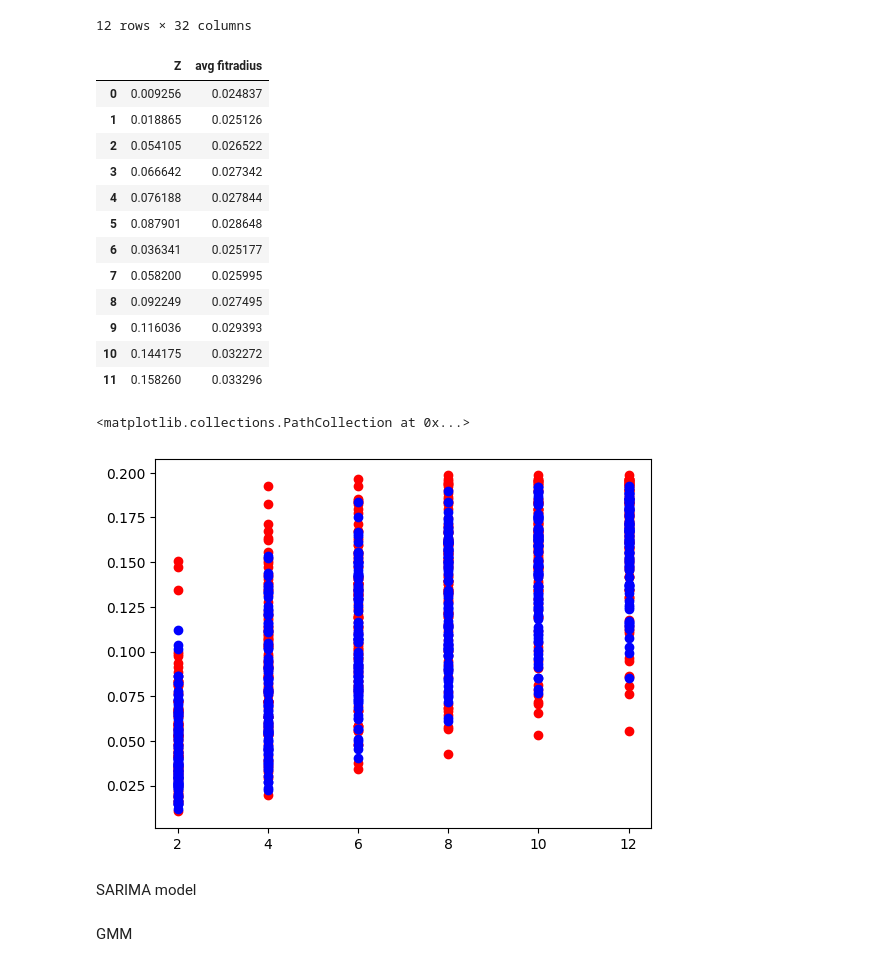
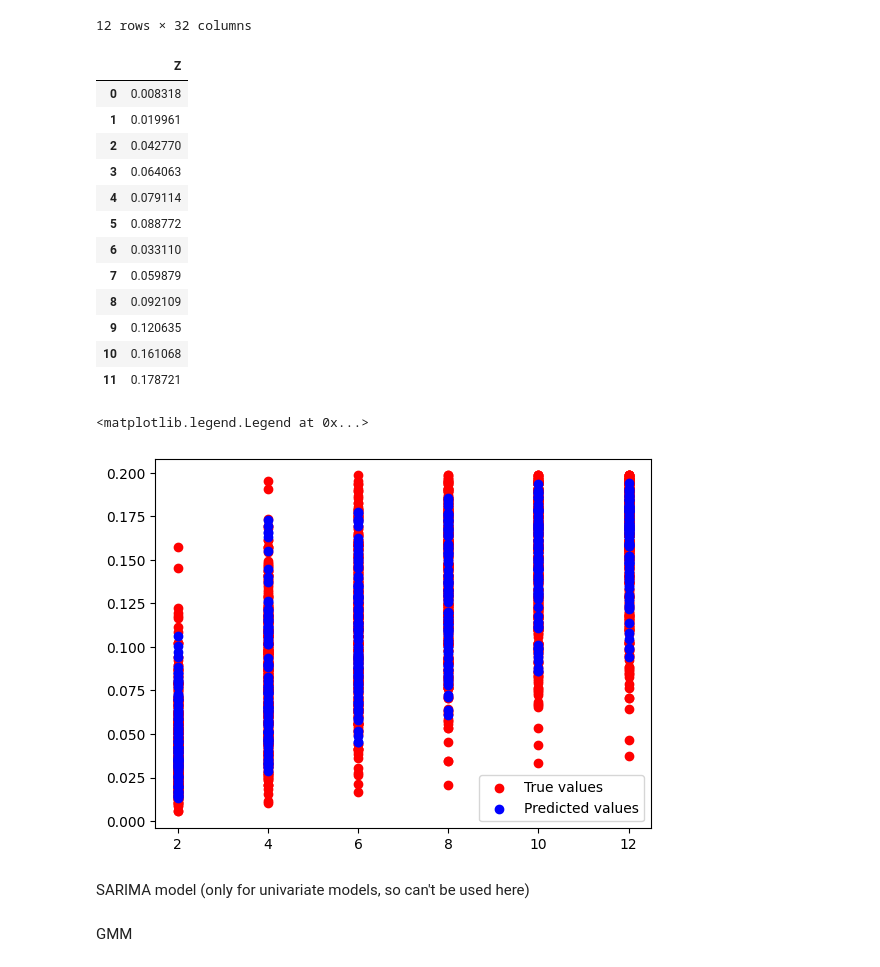
Before and after one commit to 21cs053jay/IITGN, a Jupyter notebook: Sentaurus/Data/data.ipynb, the cells around one changed output. Drawn from its saved outputs; the diff is of its cells as text; code cells hidden in the pictures.

Commit message:
with validation

```diff
--- a/Sentaurus/Data/data.ipynb
+++ b/Sentaurus/Data/data.ipynb
@@ -97,7 +112,9 @@ heatmap_corr = sns.heatmap(corr)
 # %%
 x_train = df_final.loc[:, ~df_final.columns.isin(['Z','avg fitradius'])]
-y_train = df_final[['Z', 'avg fitradius']]
-y_test = test_df_final[['Z', 'avg fitradius']]
+y_train = df_final[['Z']]
+x_valid = valid_df_final.loc[:, ~valid_df_final.columns.isin(['Z','avg fitradius'])]
+y_valid = valid_df_final[['Z']]
+y_test = test_df_final[['Z']]
 x_test = test_df_final.drop(['Z','avg fitradius'], axis=1)
 # %%
 # from sklearn import preprocessing
@@ -110,6 +127,14 @@ df_scaledX = pd.DataFrame(X_scale_arr, columns=x_train.columns)
 scaler_y_train = StandardScaler()
 y_scale_arr = scaler_y_train.fit_transform(y_train)
 df_scaledy = pd.DataFrame(y_scale_arr, columns=y_train.columns)
+
+scaler_x_valid = StandardScaler()
+X_scale_v_arr = scaler_x_valid.fit_transform(x_valid)
+df_scaledX_v = pd.DataFrame(X_scale_v_arr, columns=x_test.columns)
+
+scaler_y_valid = StandardScaler()
+y_scale_v_arr = scaler_y_valid.fit_transform(y_valid)
+df_scaledy_v = pd.DataFrame(y_scale_v_arr, columns=y_test.columns)
 
 scaler_x_test = StandardScaler()
 X_scale_t_arr = scaler_x_test.fit_transform(x_test)
@@ -125,4 +150,7 @@ X_train_scaled_reshaped.shape
 
 X_test_scaled_reshaped = X_scale_t_arr.reshape(X_scale_t_arr.shape[0],1,X_scale_t_arr.shape[1])
 X_test_scaled_reshaped.shape
+
+X_valid_scaled_reshaped = X_scale_v_arr.reshape(X_scale_v_arr.shape[0],1,X_scale_v_arr.shape[1])
+X_valid_scaled_reshaped.shape
 # %% [output]
@@ -204,17 +230,20 @@ from tensorflow.keras.layers import LSTM, Dense
 
 def create_lstm_model(input_shape):
     model = Sequential()
-    model.add(LSTM(100, input_shape=input_shape, return_sequences=True, activation='relu'))
-    model.add(LSTM(50,return_sequences=True))
-    model.add(LSTM(30, return_sequences=True))
-    model.add(LSTM(10))
-    model.add(Dense(2))  # Assuming 2 target variables
+    model.add(LSTM(50, input_shape=input_shape, return_sequences=True))
+    model.add(LSTM(30, return_sequences=True, kernel_regularizer=tf.keras.regularizers.l2(0.0001)))
+    model.add(LSTM(10, kernel_regularizer=tf.keras.regularizers.l2(0.001)))
+
+    model.add(Dense(1))  # Assuming 2 target variables
     model.compile(optimizer='adam', loss='mae')
     return model
 # %%
 # Build and train the model
 model = create_lstm_model(input_shape=(X_train_scaled_reshaped.shape[1], X_train_scaled_reshaped.shape[2]))
-model.fit(X_train_scaled_reshaped, y_scale_arr, epochs=50, batch_size=1, verbose=1)
+history = model.fit(X_train_scaled_reshaped, y_scale_arr, epochs=100, batch_size=2, verbose=1, validation_data=(X_valid_scaled_reshaped, y_scale_v_arr))
+
+val_loss = model.evaluate(X_valid_scaled_reshaped,y_scale_v_arr)
+print(f'Validation Loss: {val_loss}')
 
 # Predict on the test set
 y_pred = model.predict(X_test_scaled_reshaped)
@@ -290,27 +332,26 @@ test_df_final.head(12)
 | 0 | 0.1125 | 0.032394 | 12 | 0.0067 | 0.0057 | 0.0032 | 0.0078 | 0.0066 | 0.0034 | 0.0043 | ... |
 12 rows × 32 columns
 # %%
-predictions_df = pd.DataFrame(predictions, columns=['Z','avg fitradius'])
+predictions_df = pd.DataFrame(predictions, columns=['Z'])
 predictions_df.head(12)
 # %% [output]
-|  | Z | avg fitradius |
-| 0 | 0.009256 | 0.024837 |
-| 1 | 0.018865 | 0.025126 |
-| 2 | 0.054105 | 0.026522 |
-| 3 | 0.066642 | 0.027342 |
-| 4 | 0.076188 | 0.027844 |
-| 5 | 0.087901 | 0.028648 |
-| 6 | 0.036341 | 0.025177 |
-| 7 | 0.058200 | 0.025995 |
-| 8 | 0.092249 | 0.027495 |
-| 9 | 0.116036 | 0.029393 |
-| 10 | 0.144175 | 0.032272 |
-| 11 | 0.158260 | 0.033296 |
+|  | Z |
+| 0 | 0.008318 |
+| 1 | 0.019961 |
+| 2 | 0.042770 |
+| 3 | 0.064063 |
+| 4 | 0.079114 |
+| 5 | 0.088772 |
+| 6 | 0.033110 |
+| 7 | 0.059879 |
+| 8 | 0.092109 |
+| 9 | 0.120635 |
+| 10 | 0.161068 |
+| 11 | 0.178721 |
 # %%
-plt.scatter(x_test.iloc[:,0],y_test.iloc[:,0],c='red',label=f'True values')
+plt.scatter(x_train.iloc[:,0],y_train.iloc[:,0],c='red',label=f'True values')
 plt.scatter(x_test_plot[:,0],predictions[:,0],linestyle='-',c='blue',label=f'Predicted values')
+plt.legend()
 # %% [output]
-<matplotlib.collections.PathCollection at 0x...>
+<matplotlib.legend.Legend at 0x...>
-[figure, old version]
+[figure, new version]
-# %% [markdown]
-SARIMA model
@@ -323,3 +358,5 @@ from statsmodels.tsa.statespace.sarimax import SARIMAX
+# %% [markdown]
+SARIMA model (only for univariate models, so can't be used here)
 # %% [markdown]
 GMM
 # %%
```
Also changed, not shown: parts of 12 cells of this notebook.
